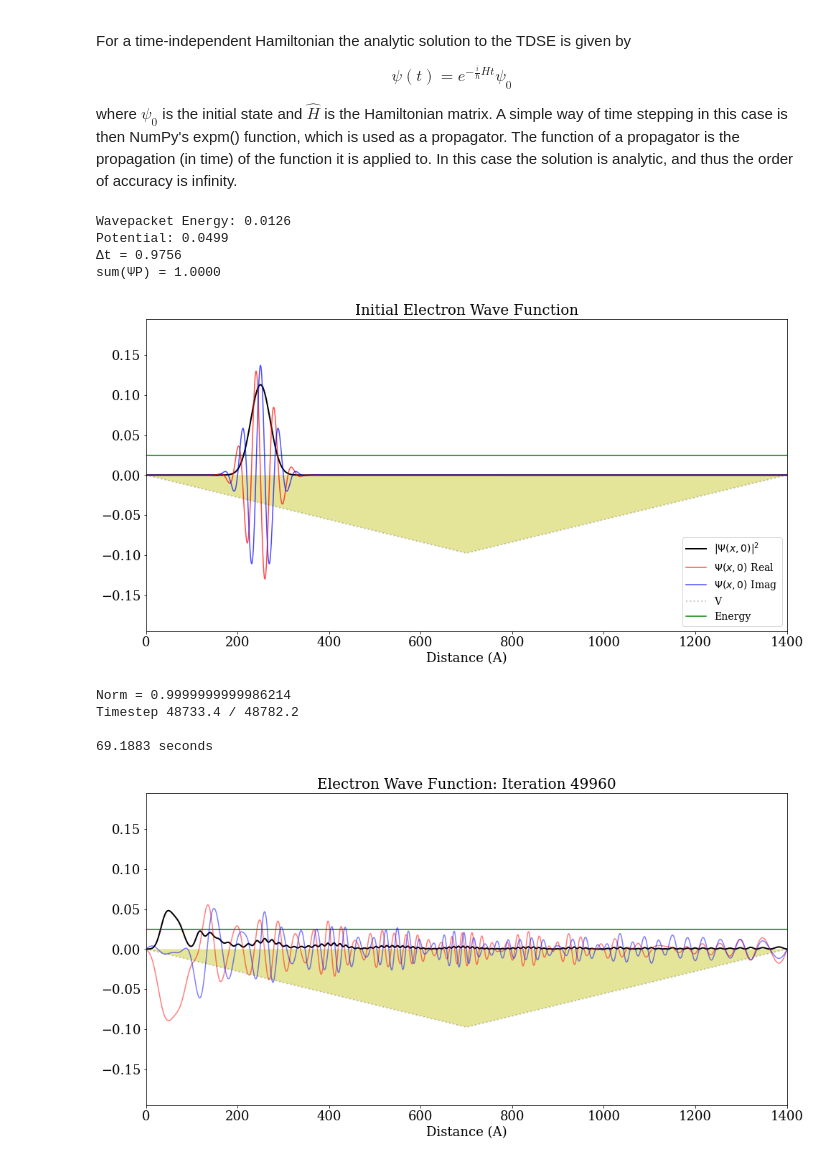
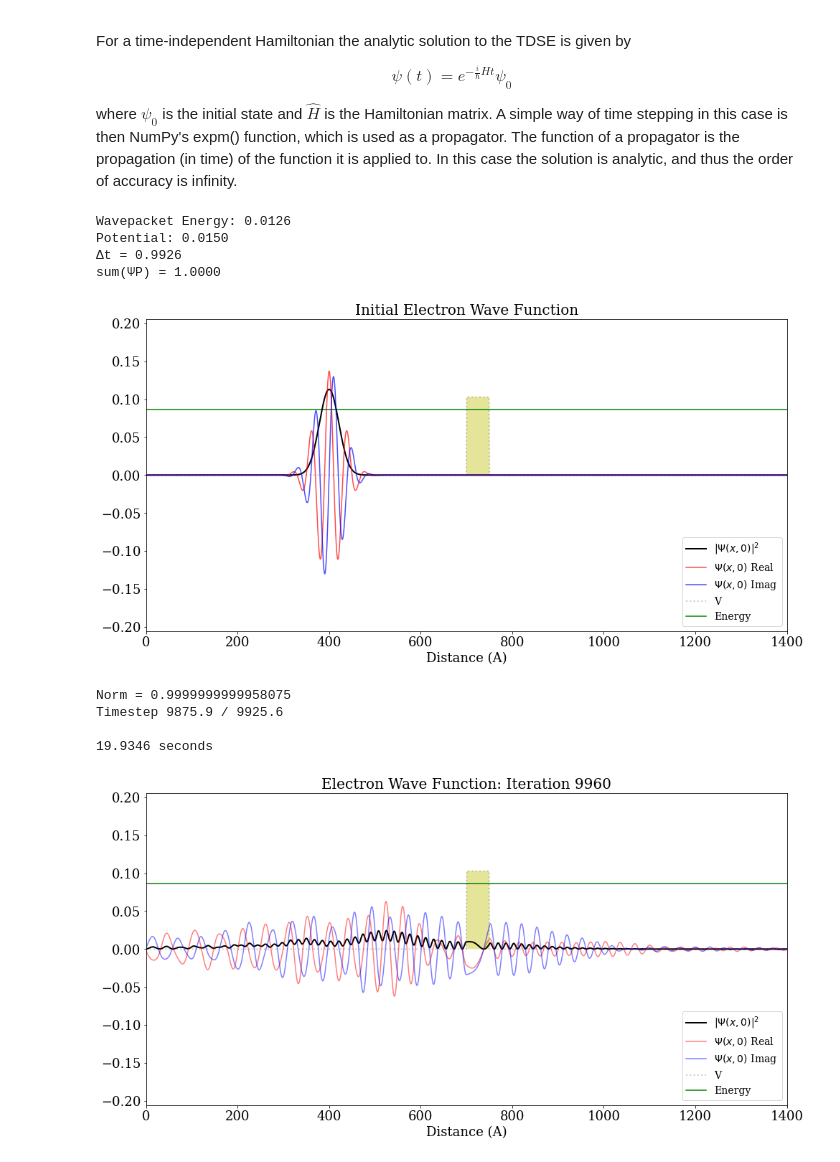
Before and after one commit to camlaedtke/Physics-Simulations, a Jupyter notebook: Schrodinger 1D.ipynb, the cells around one changed output. Saved outputs shown, nothing was run; the diff lists cells and outputs as text; code cells hidden in the pictures.

```diff
--- a/Schrodinger 1D.ipynb
+++ b/Schrodinger 1D.ipynb
@@ -49,13 +49,11 @@ from IPython.display import display, clear_output
 from scipy.linalg import expm, sinm, cosm
 
 warnings.filterwarnings('ignore')
-# %config InlineBackend.figure_format = 'retina'
 
 plt.rc('font', family='serif')
 plt.rc('xtick',labelsize=18)
 plt.rc('ytick',labelsize=18)
-plt.rcParams['animation.html'] = 'jshtml'
-plt.rcParams['animation.embed_limit'] = 2**128
+# %config InlineBackend.figure_format = 'retina'
 # %%
 def gaussian(x, σ, k0, x0=5):
     return np.exp(-0.5 * ((x - x0) / σ) ** 2) * np.exp(1j * k0 * x)
@@ -112,7 +110,7 @@ m = 1
 Δx = 1
 Nx = 1400
 σ0 = 30
-x0 = round(Nx/2) - 15*σ0 # Time shift
+x0 = round(Nx/2) - 10*σ0 # Time shift
 k0 = np.pi / 20
 # k0 = (m*v0)/h
 
@@ -135,8 +133,8 @@ nrm = np.sqrt(P)
 
 
 """ 3) Setting up the potential"""
-V = -triangle(npts=len(x), vmax=0.05, width=1400, offset=0)
-# V = -barrier(npts=len(x), v0=0.01, thickness=800, offset = -200)
+# V = -triangle(npts=len(x), vmax=0.05, width=1400, offset=0)
+V = barrier(npts=len(x), v0=0.015, thickness=50, offset = 0)
 # V1 = -half_triangle(npts=len(x), vmax=0.05, width=600, offset=300)
 # V2 = -np.flip(half_triangle(npts=len(x), vmax=0.05, width=600, offset=300))
 # V3 = SHO(npts=len(x), k=2e-7, width=1400, offset=0)
@@ -173,8 +171,8 @@ print("Δt = {:.4f}".format(Δt))
 print("sum(ΨP) = {:.4f}".format(ΨP.sum()))
 # %% [output]
 Wavepacket Energy: 0.0126
-Potential: 0.0499
-Δt = 0.9756
+Potential: 0.0150
+Δt = 0.9926
 sum(ΨP) = 1.0000
 # %%
 plt.figure(figsize=(16,8))
@@ -190,7 +188,7 @@ plt.xlabel("Distance (A)", fontsize=18)
 plt.legend(prop={'size': 14}, loc="lower right")
 plt.show()
 # %% [output]
-[figure, old version]
+[figure, new version]
 # %%
 class WavePacket:
     def __init__(self, Ψ, M, U):
@@ -210,7 +208,7 @@ class WavePacket:
 # %%
 wave_packet = WavePacket(Ψ=Ψ0, M=M, U=U)
 
-Nt = 50000
+Nt = 10000
 
 ΨR_arr = np.zeros((Nt, Nx))
 ΨI_arr = np.zeros((Nt, Nx))
@@ -231,28 +229,29 @@ for i in range(0, Nt):
 end = time.time()
 print("\n{:.4f} seconds".format(end-start))
 # %% [output]
-Norm = 0.9999999999986214
-Timestep 48733.4 / 48782.2
+Norm = 0.9999999999958075
+Timestep 9875.9 / 9925.6
 
-69.1883 seconds
+19.9346 seconds
 # %%
 for i in range(0, Nt):
-    if (i % 40) == 0:
+    if (i%40) == 0:
         plt.figure(figsize=(16,8))
         plt.axis([xmin,xmax,-ymax,ymax])
         plt.title("Electron Wave Function: Iteration {}".format(i), fontsize=20)
-        plt.plot(x, 6*ΨP_arr[i], 'k' ,lw=2)
-        plt.plot(x, ΨR_arr[i], 'r', alpha=0.5)
-        plt.plot(x, ΨI_arr[i], 'b', alpha=0.5)
-        plt.plot(x, Efac*V, ':k', lw=2, alpha=0.2)
-        plt.axhline(E*Efac, color='g', zorder=1)
+        plt.plot(x, 6*ΨP_arr[i], 'k' ,lw=2, label=r'$ | \Psi(x,0) |^{2} $')
+        plt.plot(x, ΨR_arr[i], 'r', alpha=0.5, label=r'$ \Psi(x,0) $ Real')
+        plt.plot(x, ΨI_arr[i], 'b', alpha=0.5, label=r'$ \Psi(x,0) $ Imag')
+        plt.plot(x, Efac*V, ':k', lw=2, alpha=0.2, label=r'V')
+        plt.axhline(E*Efac, color='g',label='Energy', zorder=1)
         plt.fill_between(x,Efac*V, facecolor='y', alpha=0.4, zorder=0)
         plt.xlabel("Distance (A)", fontsize=18)
+        plt.legend(prop={'size': 16}, loc="lower right")
         clear_output(wait=True)
         display(plt.gcf())
         plt.close()
 # %% [output]
-[figure, old version]
+[figure, new version]
 # %%
 wave_packet = WavePacket(Ψ=Ψ0, M=M, U=U)
 
```
Also changed, not shown: parts of 1 cell of this notebook, 8 other files.
